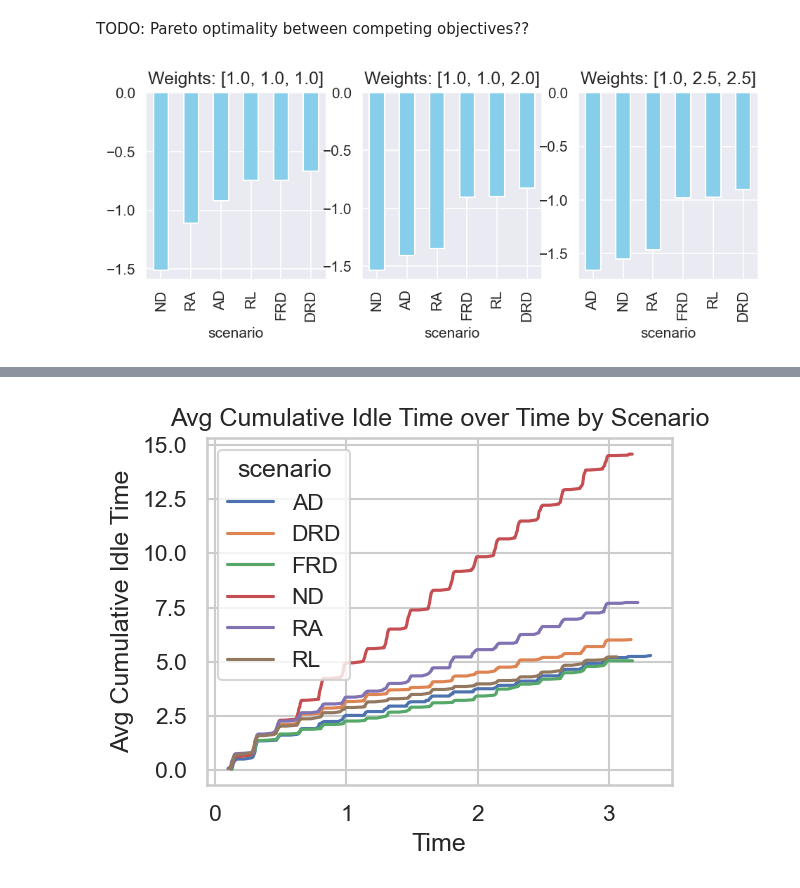
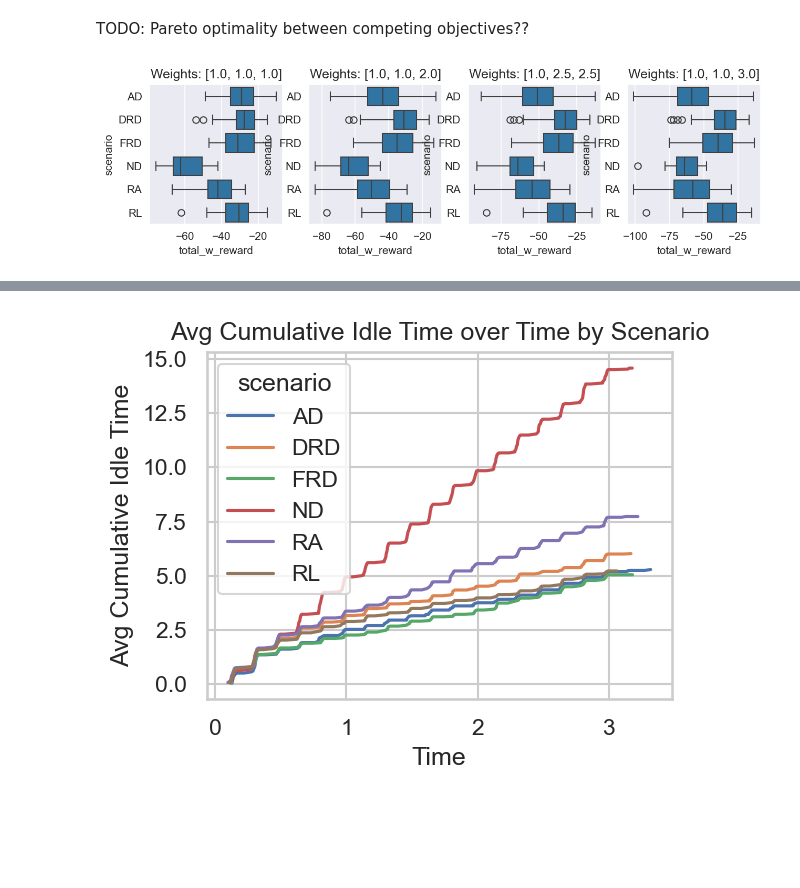
Before and after one commit to joerovar/flex-bus-sim, a Jupyter notebook: test.ipynb, the cells around one changed output, grey strips where cells are left out. Cells and saved outputs as stored; diff of their text form; code cells hidden in the pictures; blank space fills up the shorter version.

```diff
--- a/test.ipynb
+++ b/test.ipynb
@@ -111,10 +127,27 @@ table
 TODO: Pareto optimality between competing objectives??
 # %%
 def plot_avg_reward_per_scenario(rewards_per_scenario: pd.Series, axs):
-    ## get barplot with figsize 4,3 for the avg_reward per scenario given table as dataset, after sorting by avg_reward
-    rewards_per_scenario = rewards_per_scenario.sort_values()
-    rewards_per_scenario.plot(kind='bar', ax=axs, y='avg_reward', color='skyblue')
+    # Sort by average reward
+    rewards_per_scenario = rewards_per_scenario.sort_values(by='scenario')
 
+    # Create whisker plot
+    # axs.boxplot(rewards_per_scenario, vert=False, patch_artist=True,
+    #             boxprops=dict(facecolor='skyblue', color='black'),
+    #             whiskerprops=dict(color='black'), capprops=dict(color='black'),
+    #             medianprops=dict(color='red'))
+    sns.boxplot(x='total_w_reward', y='scenario', data=rewards_per_scenario, ax=axs)
+
+    # Set the y-tick labels with the scenario names
+    # axs.set_yticks(range(1, len(rewards_per_scenario) + 1))  # Set the positions for each scenario
+    # axs.set_yticklabels(rewards_per_scenario.index)  # Set each label to the scenario names
+    # axs.set_xlabel('Average Reward')
+    # axs.set_title('Average Reward per Scenario')
+
+# Example usage with sample data
+# Assuming rewards_per_scenario is a Series where the index is scenario names and values are rewards
+# fig, ax = plt.subplots(figsize=(4, 3))
+# plot_avg_reward_per_scenario(rewards_per_scenario, ax)
+# plt.show()
 
 def get_avg_weighted_rewards(rewards_per_step: pd.DataFrame, weights: list,
                              reward_fields: list):
@@ -122,7 +155,9 @@ def get_avg_weighted_rewards(rewards_per_step: pd.DataFrame, weights: list,
     rewards['total_w_reward'] = 0
     for i, field in enumerate(reward_fields):
         rewards['total_w_reward'] -= rewards[field] * weights[i]
-    return rewards.groupby(['scenario'])['total_w_reward'].mean()
+    episode_reward = rewards.groupby(['scenario', 'episode'])['total_w_reward'].sum().reset_index()
+    # episode_reward = episode_reward.groupby(['scenario']).mean()
+    return episode_reward
 
 def plot_reward_weights_comparison(state: pd.DataFrame, weights_set: list):
     width_per_ax = 2.5
@@ -130,7 +165,7 @@ def plot_reward_weights_comparison(state: pd.DataFrame, weights_set: list):
     n_weights = len(weights_set)
     fig, axs = plt.subplots(ncols=n_weights, figsize=(n_weights*width_per_ax, height))
     reward_fields = ['denied', 'early', 'late']
-    tmp_state = state[['scenario'] + reward_fields].copy()
+    tmp_state = state[['scenario', 'episode'] + reward_fields].copy()
     for i, weights in enumerate(weights_set):
         tmp_rew = get_avg_weighted_rewards(tmp_state, weights, reward_fields)
         if n_weights > 1:
@@ -140,10 +175,10 @@ def plot_reward_weights_comparison(state: pd.DataFrame, weights_set: list):
             plot_avg_reward_per_scenario(tmp_rew, axs)
             axs.set_title(f'Weights: {weights}')
 # %%
-weights = [[1.0,1.0,1.0], [1.0,1.0,2.0], [1.0,2.5,2.5]]
+weights = [[1.0,1.0,1.0], [1.0,1.0,2.0], [1.0,2.5,2.5], [1.0,1.0,3.0]]
 plot_reward_weights_comparison(state, weights)
 # %% [output]
-[figure, old version]
+[figure, new version]
 # %%
 fig, axs = plt.subplots(figsize=(4,4))
 ## make background of axis dark
```
Also changed, not shown: parts of 9 cells of this notebook, 7 other files.
